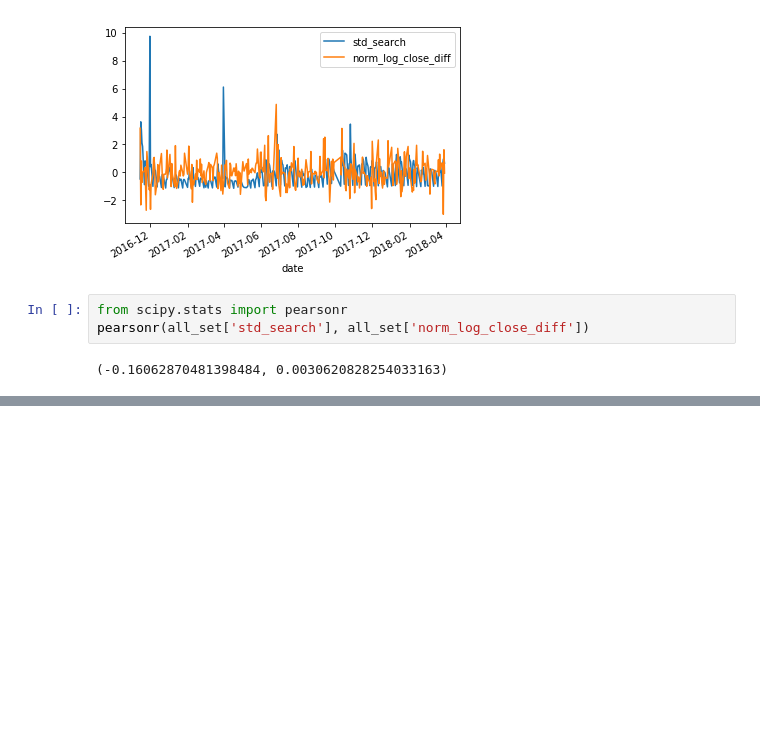
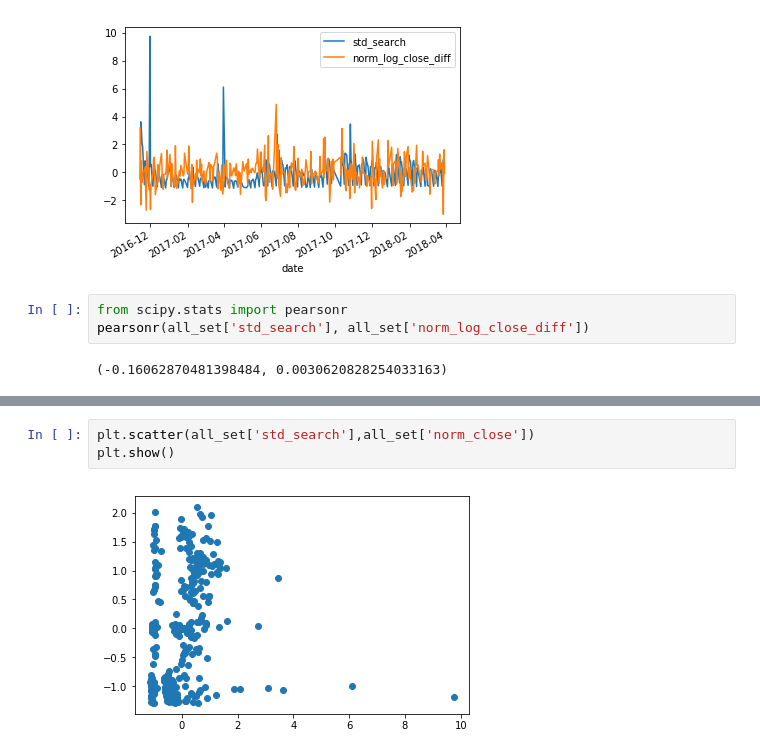
Before and after one commit to xownsxowns/TAEJUN-PROJECT, a Jupyter notebook: Lab_project/individual_project(samsungbio).ipynb, the cells around one changed output, grey strips where cells are left out. Drawn from its saved outputs; the diff is of its cells as text; blank space fills up the shorter version.

```diff
--- a/Lab_project/individual_project(samsungbio).ipynb
+++ b/Lab_project/individual_project(samsungbio).ipynb
@@ -88,0 +103,5 @@ all_set.corr()
+# %%
+plt.scatter(all_set['std_search'],all_set['norm_close'])
+plt.show()
+# %% [output]
+[figure, added]
```
Also changed, not shown: parts of 5 cells of this notebook.
